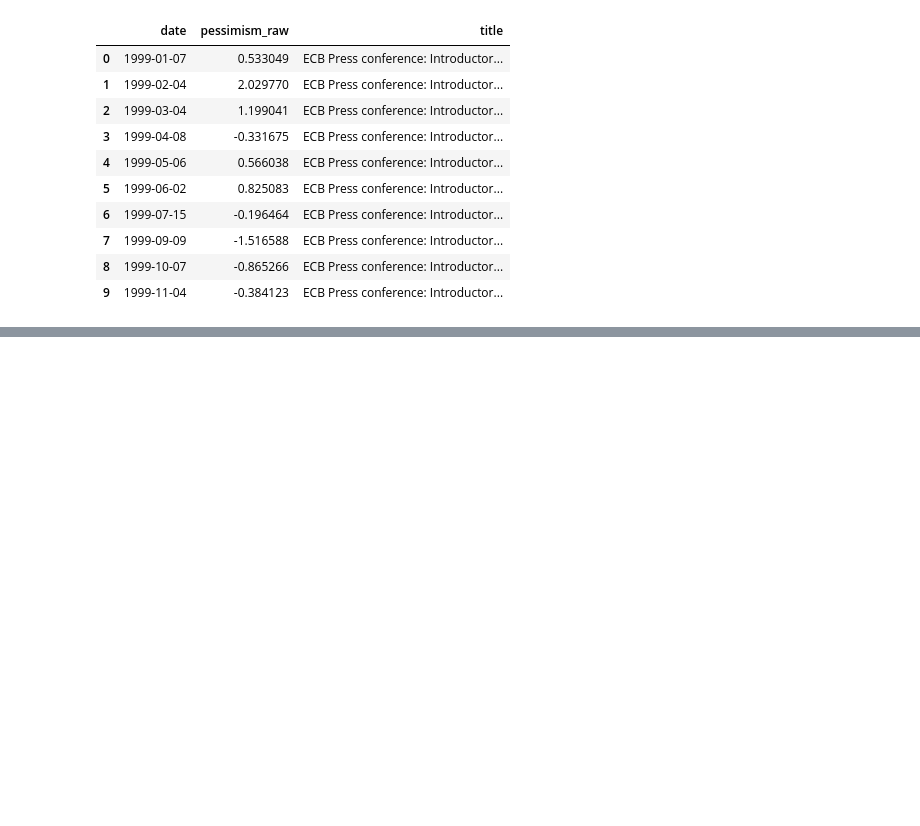
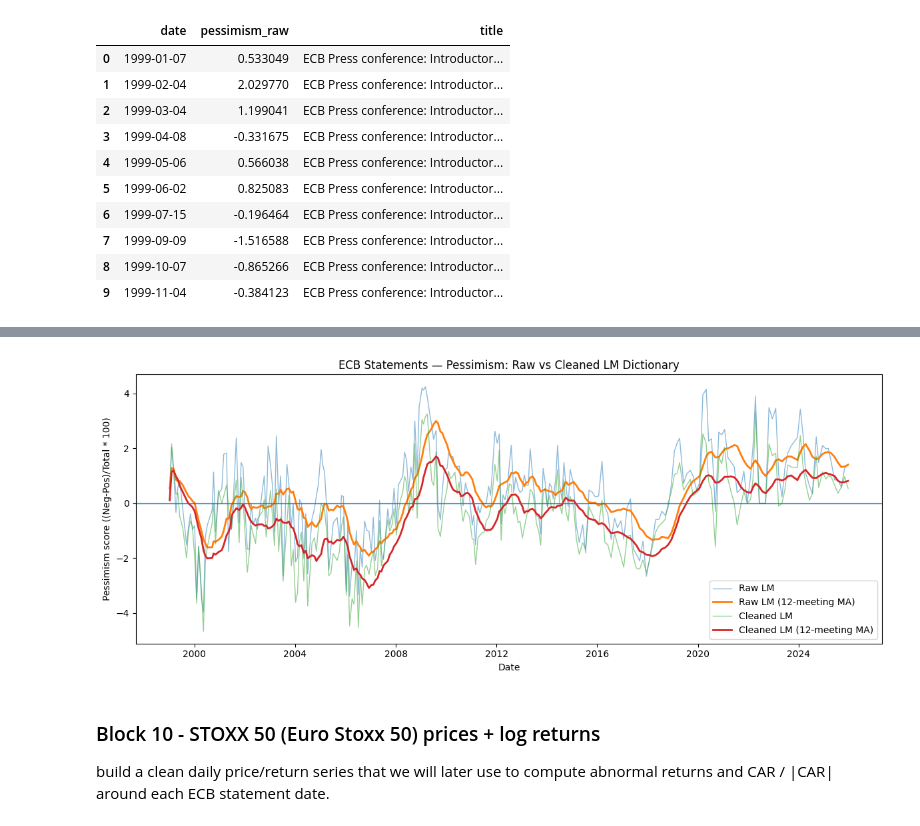
Before and after one commit to emschutt/NLP_on_ECB_Speeches, a Jupyter notebook: nlp_ecb_v0.ipynb, the cells around one changed output, grey strips where cells are left out. Saved outputs shown, nothing was run; the diff lists cells and outputs as text; code cells hidden in the pictures; blank space fills up the shorter version.

```diff
--- a/nlp_ecb_v0.ipynb
+++ b/nlp_ecb_v0.ipynb
@@ -468,0 +515,7 @@ Share of exactly zero: 0.04059040590405904
+# %%
+# Start from the stemmed sets built in Block 7
+neg_words_clean = set(neg_words_stemmed) - kill_list_neg
+pos_words_clean = set(pos_words_stemmed) - kill_list_pos
+
+print(f"Negatives kept: {len(neg_words_clean)} (removed {len(neg_words_stemmed) - len(neg_words_clean)})")
+print(f"Positives kept: {len(pos_words_clean)} (removed {len(pos_words_stemmed) - len(pos_words_clean)})")
@@ -468,0 +567,28 @@ Share of exactly zero: 0.04059040590405904
+# %%
+# Rolling means (optional, but useful for readability)
+df["pess_raw_ma_12"] = df["pessimism_raw"].rolling(window=12, min_periods=1).mean()
+df["pess_final_ma_12"] = df["pessimism_final"].rolling(window=12, min_periods=1).mean()
+
+plt.figure(figsize=(12, 5))
+
+# Raw
+plt.plot(df["date"], df["pessimism_raw"], linewidth=1, alpha=0.5, label="Raw LM")
+plt.plot(df["date"], df["pess_raw_ma_12"], linewidth=2, label="Raw LM (12-meeting MA)")
+
+# Final
+plt.plot(df["date"], df["pessimism_final"], linewidth=1, alpha=0.5, label="Cleaned LM")
+plt.plot(df["date"], df["pess_final_ma_12"], linewidth=2, label="Cleaned LM (12-meeting MA)")
+
+plt.axhline(0, linewidth=1)
+plt.title("ECB Statements — Pessimism: Raw vs Cleaned LM Dictionary")
+plt.xlabel("Date")
+plt.ylabel("Pessimism score ((Neg-Pos)/Total * 100)")
+plt.legend()
+plt.tight_layout()
+plt.show()
+# %% [output]
+[figure, added]
+# %% [markdown]
+### Block 10 - STOXX 50 (Euro Stoxx 50) prices + log returns
+
+build a clean daily price/return series that we will later use to compute abnormal returns and CAR / |CAR| around each ECB statement date.
```
Also changed, not shown: parts of 6 cells of this notebook.
